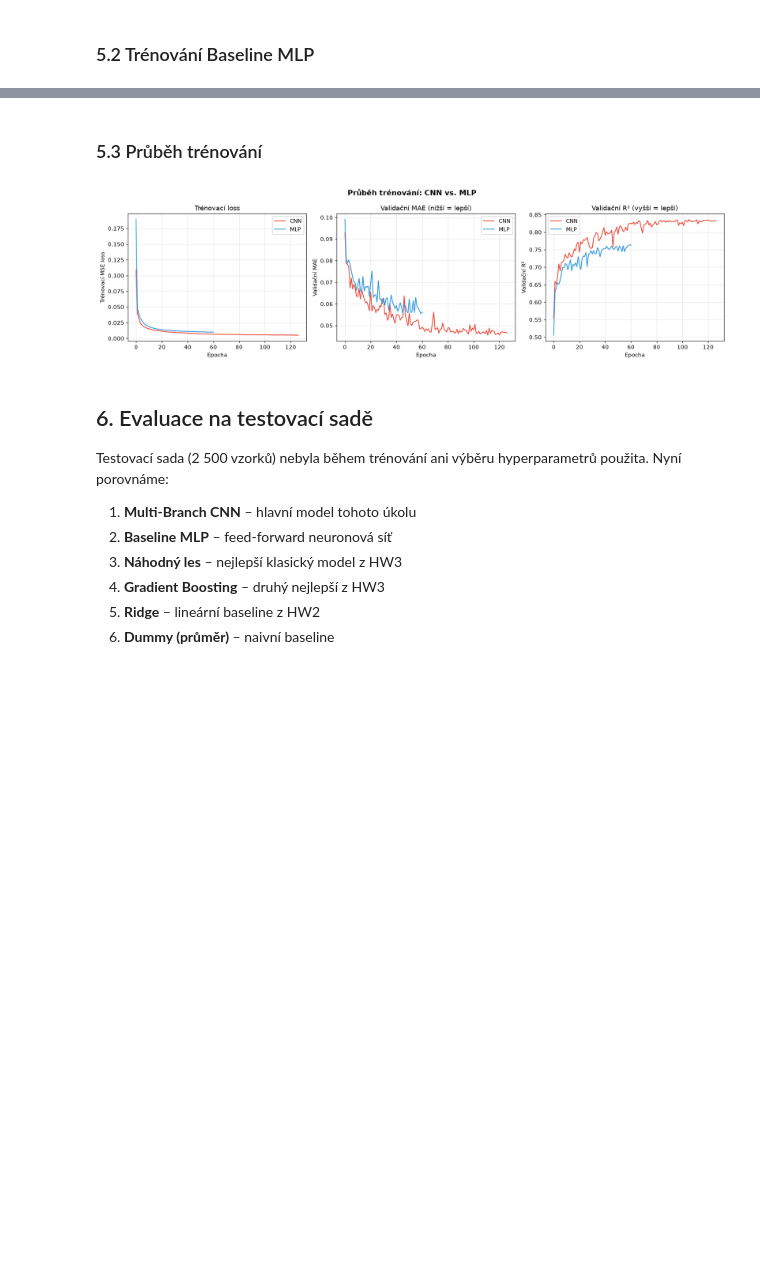
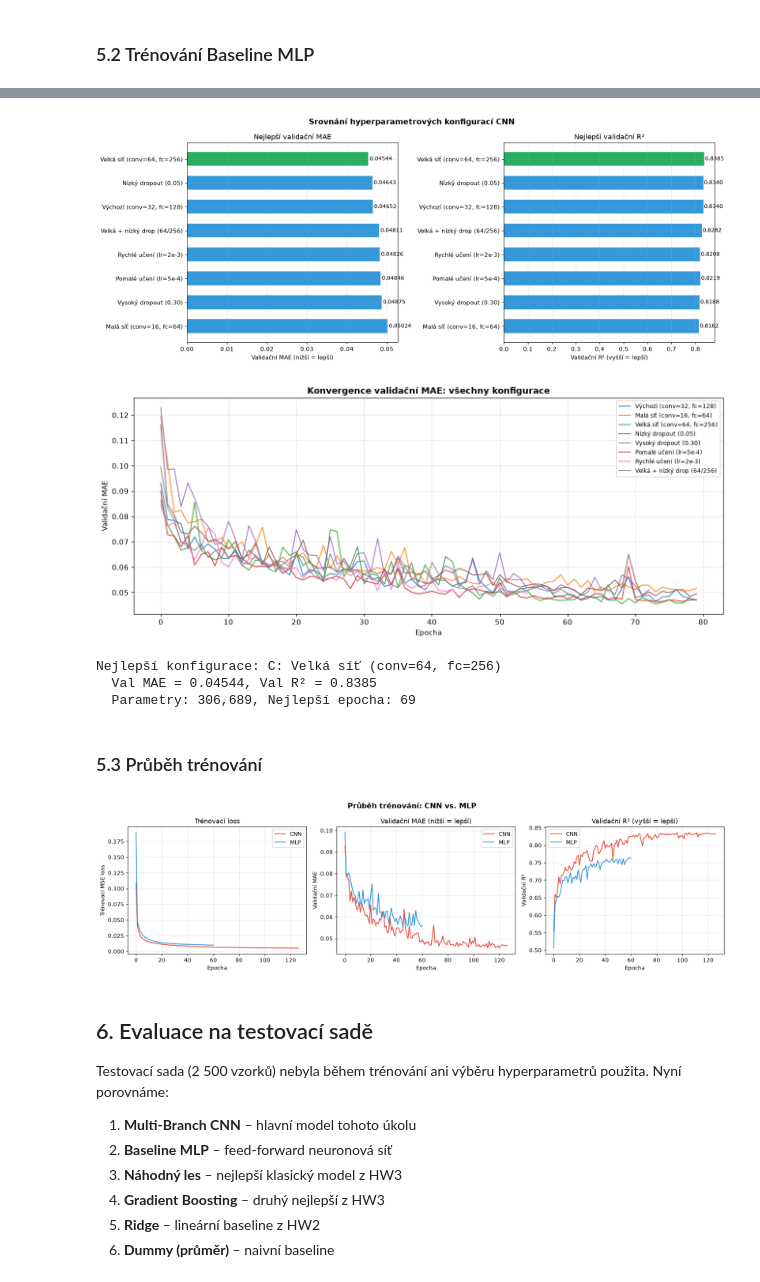
Before and after one commit to nisq-fault-analysis/quantum-ml-prediction-pipeline, a Jupyter notebook: ukol4_cnn.ipynb, the cells around one changed output, grey strips where cells are left out. Saved outputs shown, nothing was run; the diff lists cells and outputs as text; code cells hidden in the pictures; blank space fills up the shorter version.

```diff
--- a/ukol4_cnn.ipynb
+++ b/ukol4_cnn.ipynb
@@ -517,0 +612,11 @@ Trénuji Baseline MLP...
+# %%
+hp_df = pd.DataFrame(hp_results).sort_values('Best Val MAE').reset_index(drop=True)
+hp_df.index = hp_df.index + 1
+
+display_cols = ['Konfigurace', 'conv', 'fc', 'dropout', 'lr', 'Parametry',
+                'Best Val MAE', 'Best Val R²', 'Best Epocha', 'Čas (s)']
+hp_df[display_cols].style \
+    .format({'Best Val MAE': '{:.5f}', 'Best Val R²': '{:.4f}', 'lr': '{:.0e}',
+             'dropout': '{:.2f}', 'Čas (s)': '{:.0f}'}) \
+    .background_gradient(subset=['Best Val MAE'], cmap='RdYlGn_r') \
+    .background_gradient(subset=['Best Val R²'], cmap='RdYlGn')
@@ -518,3 +633,57 @@ Trénuji Baseline MLP...
+# %%
+fig, axes = plt.subplots(1, 2, figsize=(15, 6))
+fig.suptitle('Srovnání hyperparametrových konfigurací CNN', fontsize=13, fontweight='bold')
+
+hp_sorted = hp_df.sort_values('Best Val MAE')
+config_names = [c.split(': ', 1)[1] if ': ' in c else c for c in hp_sorted['Konfigurace']]
+mae_values = hp_sorted['Best Val MAE'].tolist()
+r2_values = hp_sorted['Best Val R²'].tolist()
+
+colors_hp = ['#27ae60' if i == 0 else '#3498db' for i in range(len(config_names))]
+
+bars = axes[0].barh(config_names, mae_values, color=colors_hp, edgecolor='white', height=0.6)
+axes[0].set_xlabel('Validační MAE (nižší = lepší)')
+axes[0].set_title('Nejlepší validační MAE')
+for bar, val in zip(bars, mae_values):
+    axes[0].text(val + 0.0003, bar.get_y() + bar.get_height() / 2,
+                 f'{val:.5f}', va='center', fontsize=9)
+axes[0].invert_yaxis()
+
+bars2 = axes[1].barh(config_names, r2_values, color=colors_hp, edgecolor='white', height=0.6)
+axes[1].set_xlabel('Validační R² (vyšší = lepší)')
+axes[1].set_title('Nejlepší validační R²')
+for bar, val in zip(bars2, r2_values):
+    axes[1].text(val + 0.002, bar.get_y() + bar.get_height() / 2,
+                 f'{val:.4f}', va='center', fontsize=9)
+axes[1].invert_yaxis()
+
+plt.tight_layout()
+plt.show()
+
+# Konvergence – validační MAE přes epochy pro všechny konfigurace
+fig, ax = plt.subplots(figsize=(12, 5))
+cmap = plt.cm.tab10
+for i, (name, hist) in enumerate(hp_histories.items()):
+    short = name.split(': ', 1)[1] if ': ' in name else name
+    ax.plot(hist['val_mae'], label=short, color=cmap(i), linewidth=1.3, alpha=0.85)
+ax.set_xlabel('Epocha')
+ax.set_ylabel('Validační MAE')
+ax.set_title('Konvergence validační MAE: všechny konfigurace', fontweight='bold')
+ax.legend(fontsize=8, loc='upper right')
+plt.tight_layout()
+plt.show()
+
+# Identifikace nejlepší konfigurace
+best_config = hp_df.iloc[0]
+print(f'\nNejlepší konfigurace: {best_config["Konfigurace"]}')
+print(f'  Val MAE = {best_config["Best Val MAE"]:.5f}, Val R² = {best_config["Best Val R²"]:.4f}')
+print(f'  Parametry: {best_config["Parametry"]:,}, Nejlepší epocha: {best_config["Best Epocha"]}')
+# %% [output]
+[figure, added]
+[figure, added]
+Nejlepší konfigurace: C: Velká síť (conv=64, fc=256)
+  Val MAE = 0.04544, Val R² = 0.8385
+  Parametry: 306,689, Nejlepší epocha: 69
 # %% [markdown]
 ### 5.3 Průběh trénování
 # %%
```
Also changed, not shown: parts of 8 cells of this notebook, 1 other file.
